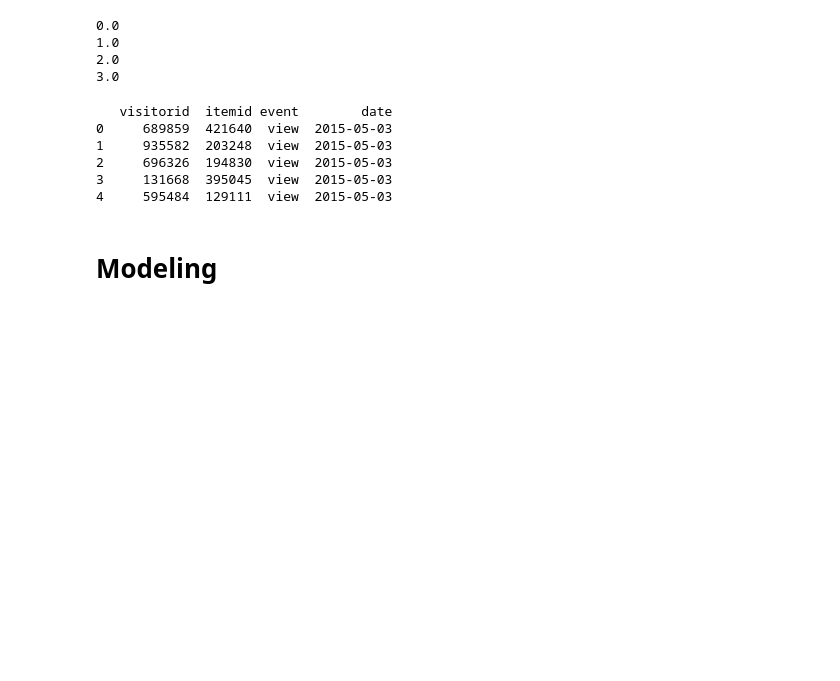
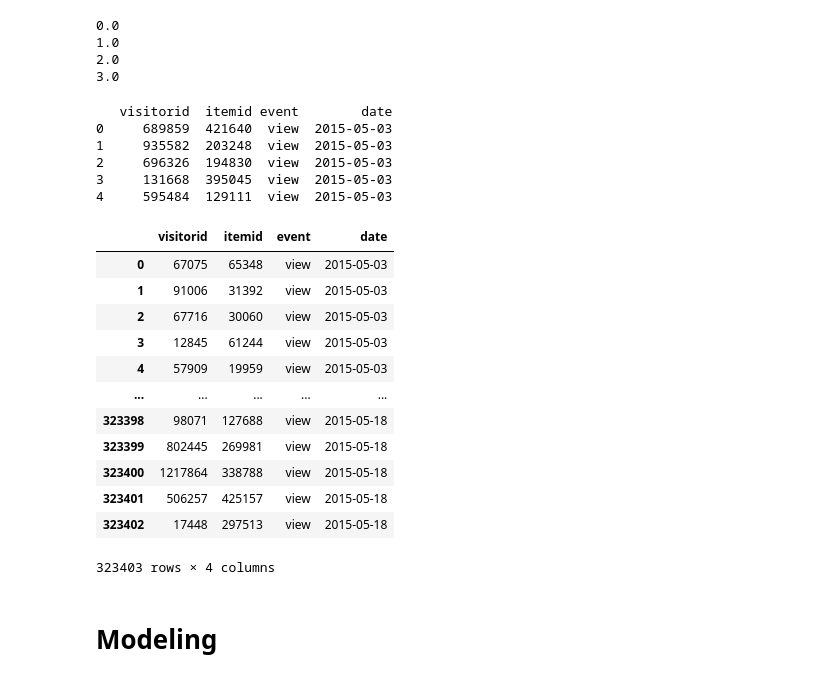
Before and after one commit to iqra0908/590-Final-Project, a Jupyter notebook: RetailRocket_Final_Project.ipynb, the cells around one changed output. Cells and saved outputs as stored; diff of their text form; code cells hidden in the pictures; blank space fills up the shorter version.

```diff
--- a/RetailRocket_Final_Project.ipynb
+++ b/RetailRocket_Final_Project.ipynb
@@ -255,6 +242,22 @@ See the caveats in the documentation: https://pandas.pydata.org/pandas-docs/stab
 2     696326  194830  view  2015-05-03
 3     131668  395045  view  2015-05-03
 4     595484  129111  view  2015-05-03
+# %%
+events
+# %% [output]
+|  | visitorid | itemid | event | date |
+| 0 | 67075 | 65348 | view | 2015-05-03 |
+| 1 | 91006 | 31392 | view | 2015-05-03 |
+| 2 | 67716 | 30060 | view | 2015-05-03 |
+| 3 | 12845 | 61244 | view | 2015-05-03 |
+| 4 | 57909 | 19959 | view | 2015-05-03 |
+| ... | ... | ... | ... | ... |
+| 323398 | 98071 | 127688 | view | 2015-05-18 |
+| 323399 | 802445 | 269981 | view | 2015-05-18 |
+| 323400 | 1217864 | 338788 | view | 2015-05-18 |
+| 323401 | 506257 | 425157 | view | 2015-05-18 |
+| 323402 | 17448 | 297513 | view | 2015-05-18 |
+323403 rows × 4 columns
 # %% [markdown]
 # Modeling
 # %% [markdown]
```
Also changed, not shown: parts of 13 cells of this notebook, 4 other files.
